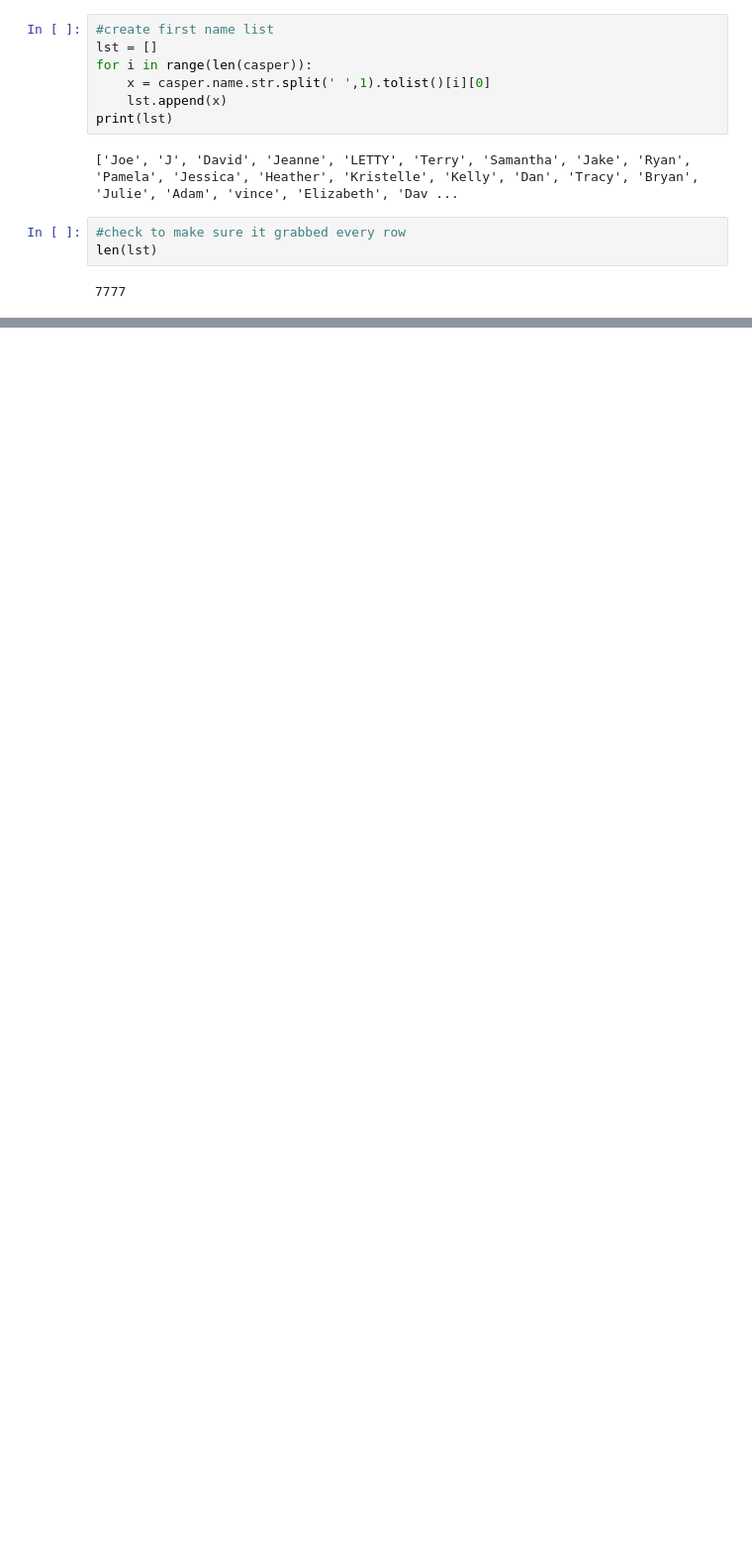
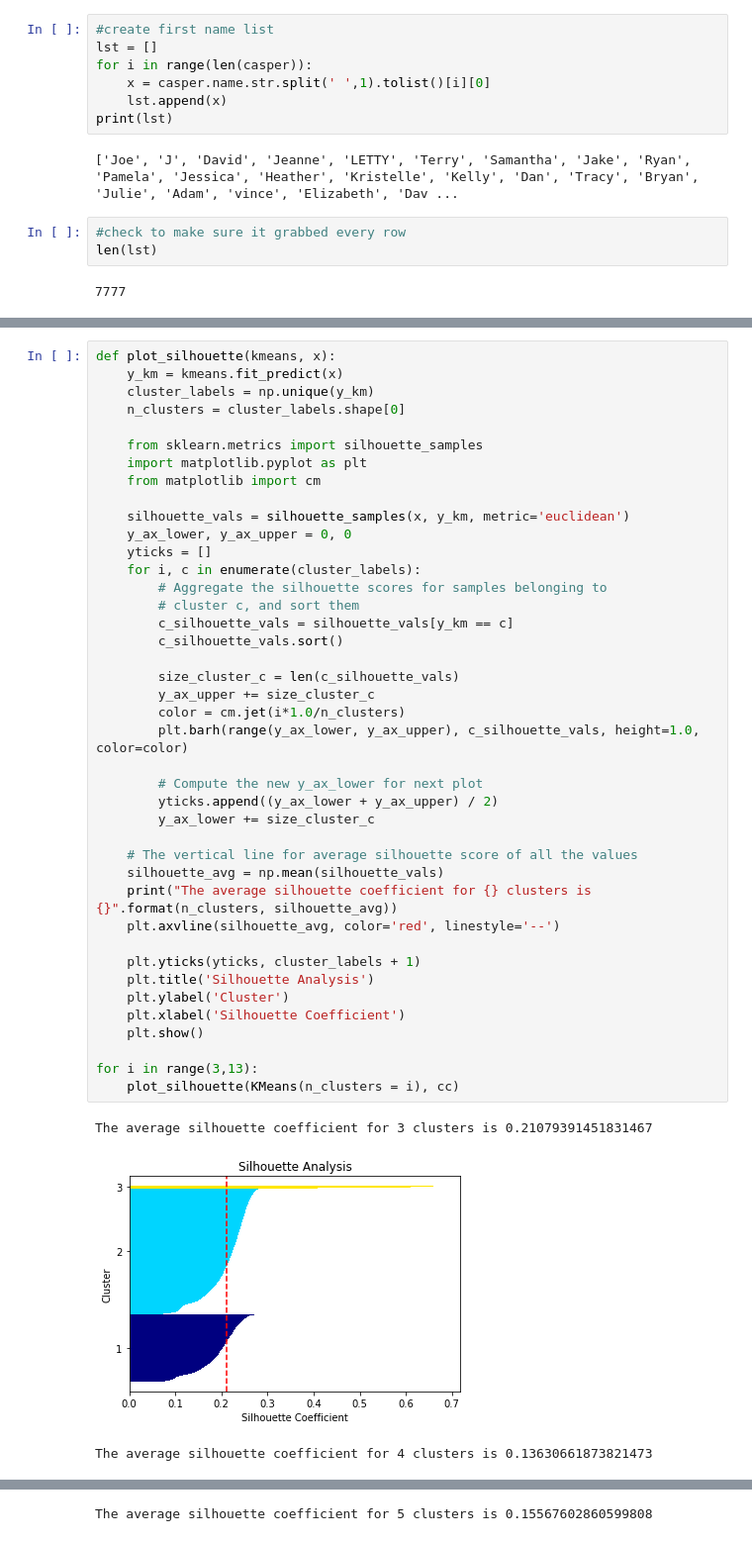
Before and after one commit to skickham/Casper_Mattresses, a Jupyter notebook: Casper Case Study.ipynb, the cells around one changed output, grey strips where cells are left out. Shown at 99% size. Cells and saved outputs as stored; diff of their text form; blank space fills up the shorter version.

```diff
--- a/Casper Case Study.ipynb
+++ b/Casper Case Study.ipynb
@@ -426,0 +789,45 @@ print(len(location_lst), len(lat_lst), len(long_lst))
+# %%
+def plot_silhouette(kmeans, x):
+    y_km = kmeans.fit_predict(x)
+    cluster_labels = np.unique(y_km)
+    n_clusters = cluster_labels.shape[0]
+
+    from sklearn.metrics import silhouette_samples
+    import matplotlib.pyplot as plt
+    from matplotlib import cm
+
+    silhouette_vals = silhouette_samples(x, y_km, metric='euclidean')
+    y_ax_lower, y_ax_upper = 0, 0
+    yticks = []
+    for i, c in enumerate(cluster_labels):
+        # Aggregate the silhouette scores for samples belonging to
+        # cluster c, and sort them
+        c_silhouette_vals = silhouette_vals[y_km == c]
+        c_silhouette_vals.sort()
+
+        size_cluster_c = len(c_silhouette_vals)
+        y_ax_upper += size_cluster_c
+        color = cm.jet(i*1.0/n_clusters)
+        plt.barh(range(y_ax_lower, y_ax_upper), c_silhouette_vals, height=1.0, color=color)
+
+        # Compute the new y_ax_lower for next plot
+        yticks.append((y_ax_lower + y_ax_upper) / 2)
+        y_ax_lower += size_cluster_c
+
+    # The vertical line for average silhouette score of all the values
+    silhouette_avg = np.mean(silhouette_vals)
+    print("The average silhouette coefficient for {} clusters is {}".format(n_clusters, silhouette_avg))
+    plt.axvline(silhouette_avg, color='red', linestyle='--')
+
+    plt.yticks(yticks, cluster_labels + 1)
+    plt.title('Silhouette Analysis')
+    plt.ylabel('Cluster')
+    plt.xlabel('Silhouette Coefficient')
+    plt.show()
+
+for i in range(3,13):
+    plot_silhouette(KMeans(n_clusters = i), cc)
+# %% [output]
+The average silhouette coefficient for 3 clusters is 0.21079391451831467
+[figure, added]
+The average silhouette coefficient for 4 clusters is 0.13630661873821473
@@ -426,0 +835 @@ print(len(location_lst), len(lat_lst), len(long_lst))
+The average silhouette coefficient for 5 clusters is 0.15567602860599808
```
Also changed, not shown: parts of 74 cells of this notebook, 9 other files.
